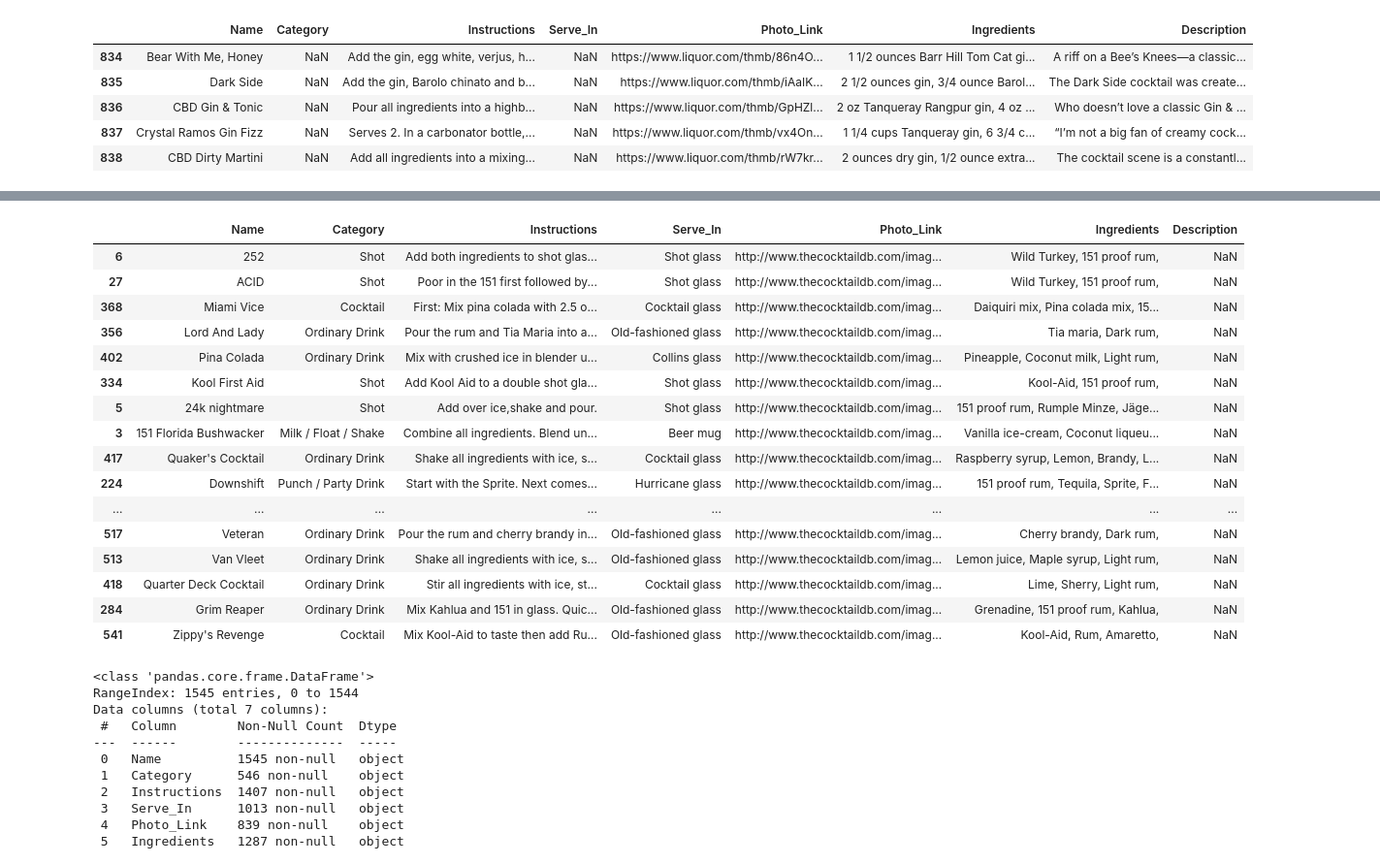
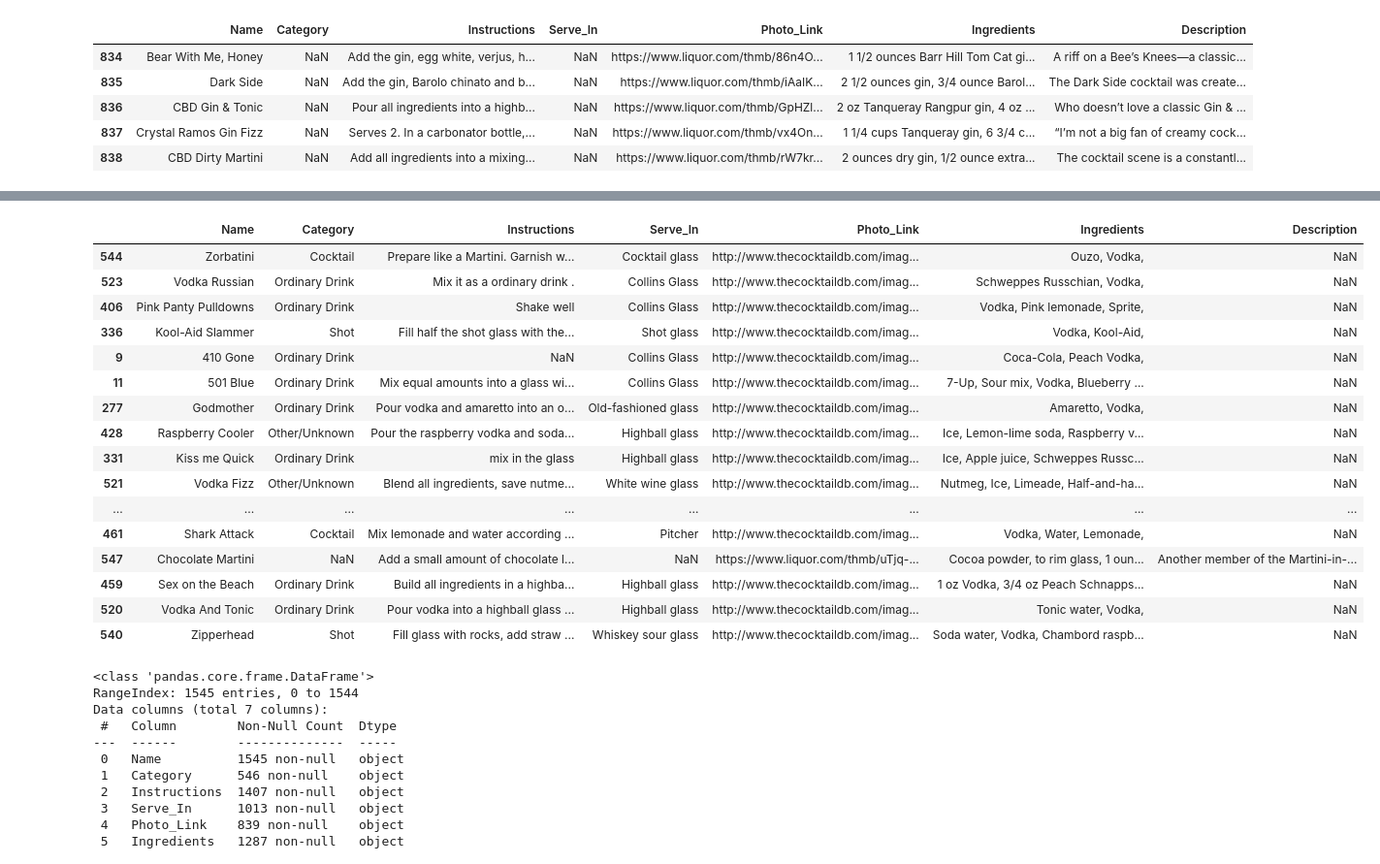
Before and after one commit to luongtruong77/nlp-drinks-cocktails-recommender, a Jupyter notebook: notebooks/topic-modeling.ipynb, the cells around one changed output, grey strips where cells are left out. Shown at 97% size. Drawn from its saved outputs; the diff is of its cells as text; code cells hidden in the pictures.

```diff
--- a/notebooks/topic-modeling.ipynb
+++ b/notebooks/topic-modeling.ipynb
@@ -1241,7 +1241,7 @@ memory usage: 84.6+ KB
 # %%
 sw_cocktails_ingr = ['color', 'colors', 'aroma', 'aromas', 'flavor', 'flavors', 'review', 'taste',
                 'tasting', 'pair', 'pairing', 'oz', 'simple', 'dash', 'bsp', 'drops', 'cocktail',
-               'cocktails', 'stir', 'serve', 'shake']
+               'cocktails', 'stir', 'serve', 'shake', 'ounce', 'ounces', 'garnish', 'dash', 'dashes']
 stop_words_cocktails_ingr = ENGLISH_STOP_WORDS.union(sw_cocktails_ingr)
 # %%
 cocktails_with_photos = full_cocktails.dropna(subset=['Photo_Link'], axis = 0).reset_index().drop(columns='index')
@@ -1261,8 +1261,8 @@ ingredients = text_cleaning(ingredients)
 
 tfidf_ingredients = TfidfVectorizer(stop_words=stop_words_cocktails_ingr,
                            min_df=2,
-                           max_df=0.8,
-                            ngram_range=(1,2)) #tfidf vectorizer: used to transform new text data to to through the nmf
+                           max_df=0.8)
+                             #tfidf vectorizer: used to transform new text data to to through the nmf
 
 ingredients_matrix = tfidf_ingredients.fit_transform(ingredients)
 
@@ -1291,28 +1301,28 @@ plot_top_words(nmf_ingredients, vocabs_ingredients, 10, "NMF Topic Modeling on D
 # %%
 from sklearn.metrics.pairwise import cosine_similarity, manhattan_distances, euclidean_distances
-test_item = ['rum']
+test_item = ['vodka']
 topic_prob_dist = nmf_ingredients.transform(tfidf_ingredients.transform(test_item))
 list_top_items_by_indices = list(cosine_similarity(topic_prob_dist, ingredients_matrix).argsort())[0][-1:-21:-1]
-top_items = full_cocktails.iloc[list_top_items_by_indices]
+top_items = cocktails_with_photos.iloc[list_top_items_by_indices]
 top_items
 # %% [output]
 |  | Name | Category | Instructions | Serve_In | Photo_Link | Ingredients | Description |
-| 6 | 252 | Shot | Add both ingredients to shot glas... | Shot glass | http://www.thecocktaildb.com/imag... | Wild Turkey, 151 proof rum, | NaN |
-| 27 | ACID | Shot | Poor in the 151 first followed by... | Shot glass | http://www.thecocktaildb.com/imag... | Wild Turkey, 151 proof rum, | NaN |
-| 368 | Miami Vice | Cocktail | First: Mix pina colada with 2.5 o... | Cocktail glass | http://www.thecocktaildb.com/imag... | Daiquiri mix, Pina colada mix, 15... | NaN |
-| 356 | Lord And Lady | Ordinary Drink | Pour the rum and Tia Maria into a... | Old-fashioned glass | http://www.thecocktaildb.com/imag... | Tia maria, Dark rum, | NaN |
-| 402 | Pina Colada | Ordinary Drink | Mix with crushed ice in blender u... | Collins glass | http://www.thecocktaildb.com/imag... | Pineapple, Coconut milk, Light rum, | NaN |
-| 334 | Kool First Aid | Shot | Add Kool Aid to a double shot gla... | Shot glass | http://www.thecocktaildb.com/imag... | Kool-Aid, 151 proof rum, | NaN |
-| 5 | 24k nightmare | Shot | Add over ice,shake and pour. | Shot glass | http://www.thecocktaildb.com/imag... | 151 proof rum, Rumple Minze, Jäge... | NaN |
-| 3 | 151 Florida Bushwacker | Milk / Float / Shake | Combine all ingredients. Blend un... | Beer mug | http://www.thecocktaildb.com/imag... | Vanilla ice-cream, Coconut liqueu... | NaN |
-| 417 | Quaker's Cocktail | Ordinary Drink | Shake all ingredients with ice, s... | Cocktail glass | http://www.thecocktaildb.com/imag... | Raspberry syrup, Lemon, Brandy, L... | NaN |
-| 224 | Downshift | Punch / Party Drink | Start with the Sprite. Next comes... | Hurricane glass | http://www.thecocktaildb.com/imag... | 151 proof rum, Tequila, Sprite, F... | NaN |
+| 544 | Zorbatini | Cocktail | Prepare like a Martini. Garnish w... | Cocktail glass | http://www.thecocktaildb.com/imag... | Ouzo, Vodka, | NaN |
+| 523 | Vodka Russian | Ordinary Drink | Mix it as a ordinary drink . | Collins Glass | http://www.thecocktaildb.com/imag... | Schweppes Russchian, Vodka, | NaN |
+| 406 | Pink Panty Pulldowns | Ordinary Drink | Shake well | Collins Glass | http://www.thecocktaildb.com/imag... | Vodka, Pink lemonade, Sprite, | NaN |
+| 336 | Kool-Aid Slammer | Shot | Fill half the shot glass with the... | Shot glass | http://www.thecocktaildb.com/imag... | Vodka, Kool-Aid, | NaN |
+| 9 | 410 Gone | Ordinary Drink | NaN | Collins Glass | http://www.thecocktaildb.com/imag... | Coca-Cola, Peach Vodka, | NaN |
+| 11 | 501 Blue | Ordinary Drink | Mix equal amounts into a glass wi... | Collins Glass | http://www.thecocktaildb.com/imag... | 7-Up, Sour mix, Vodka, Blueberry ... | NaN |
+| 277 | Godmother | Ordinary Drink | Pour vodka and amaretto into an o... | Old-fashioned glass | http://www.thecocktaildb.com/imag... | Amaretto, Vodka, | NaN |
+| 428 | Raspberry Cooler | Other/Unknown | Pour the raspberry vodka and soda... | Highball glass | http://www.thecocktaildb.com/imag... | Ice, Lemon-lime soda, Raspberry v... | NaN |
+| 331 | Kiss me Quick | Ordinary Drink | mix in the glass | Highball glass | http://www.thecocktaildb.com/imag... | Ice, Apple juice, Schweppes Russc... | NaN |
+| 521 | Vodka Fizz | Other/Unknown | Blend all ingredients, save nutme... | White wine glass | http://www.thecocktaildb.com/imag... | Nutmeg, Ice, Limeade, Half-and-ha... | NaN |
 | ... | ... | ... | ... | ... | ... | ... | ... |
-| 517 | Veteran | Ordinary Drink | Pour the rum and cherry brandy in... | Old-fashioned glass | http://www.thecocktaildb.com/imag... | Cherry brandy, Dark rum, | NaN |
-| 513 | Van Vleet | Ordinary Drink | Shake all ingredients with ice, s... | Old-fashioned glass | http://www.thecocktaildb.com/imag... | Lemon juice, Maple syrup, Light rum, | NaN |
-| 418 | Quarter Deck Cocktail | Ordinary Drink | Stir all ingredients with ice, st... | Cocktail glass | http://www.thecocktaildb.com/imag... | Lime, Sherry, Light rum, | NaN |
-| 284 | Grim Reaper | Ordinary Drink | Mix Kahlua and 151 in glass. Quic... | Old-fashioned glass | http://www.thecocktaildb.com/imag... | Grenadine, 151 proof rum, Kahlua, | NaN |
-| 541 | Zippy's Revenge | Cocktail | Mix Kool-Aid to taste then add Ru... | Old-fashioned glass | http://www.thecocktaildb.com/imag... | Kool-Aid, Rum, Amaretto, | NaN |
+| 461 | Shark Attack | Cocktail | Mix lemonade and water according ... | Pitcher | http://www.thecocktaildb.com/imag... | Vodka, Water, Lemonade, | NaN |
+| 547 | Chocolate Martini | NaN | Add a small amount of chocolate l... | NaN | https://www.liquor.com/thmb/uTjq-... | Cocoa powder, to rim glass, 1 oun... | Another member of the Martini-in-... |
+| 459 | Sex on the Beach | Ordinary Drink | Build all ingredients in a highba... | Highball glass | http://www.thecocktaildb.com/imag... | 1 oz Vodka, 3/4 oz Peach Schnapps... | NaN |
+| 520 | Vodka And Tonic | Ordinary Drink | Pour vodka into a highball glass ... | Highball glass | http://www.thecocktaildb.com/imag... | Tonic water, Vodka, | NaN |
+| 540 | Zipperhead | Shot | Fill glass with rocks, add straw ... | Whiskey sour glass | http://www.thecocktaildb.com/imag... | Soda water, Vodka, Chambord raspb... | NaN |
 # %%
 full_cocktails.info()
 # %% [output]
```
Also changed, not shown: parts of 3 cells of this notebook, 5 other files.
